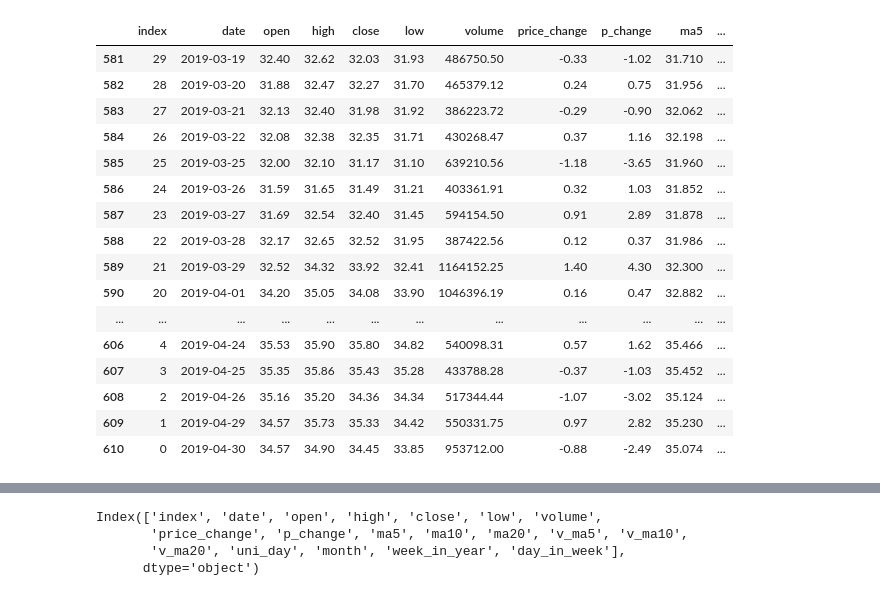
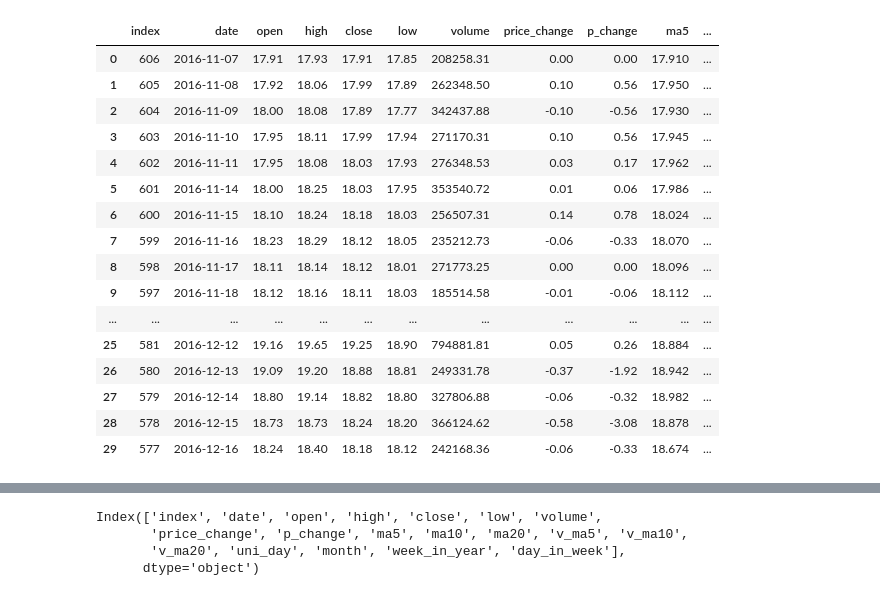
Before and after one commit to RuthFeng/Forecast_Stock_Game, a Jupyter notebook: Forecast_Stock_Game.ipynb, the cells around one changed output, grey strips where cells are left out. Cells and saved outputs as stored; diff of their text form; code cells hidden in the pictures.

```diff
--- a/Forecast_Stock_Game.ipynb
+++ b/Forecast_Stock_Game.ipynb
@@ -40,25 +41,25 @@ data['week_in_year']=data['date'].dt.weekofyear
 data['day_in_week']=data['date'].dt.dayofweek
 data=data.reset_index()
 # %%
-data.tail(30)
+data.head(30)
 # %% [output]
 |  | index | date | open | high | close | low | volume | price_change | p_change | ma5 | ... |
-| 581 | 29 | 2019-03-19 | 32.40 | 32.62 | 32.03 | 31.93 | 486750.50 | -0.33 | -1.02 | 31.710 | ... |
-| 582 | 28 | 2019-03-20 | 31.88 | 32.47 | 32.27 | 31.70 | 465379.12 | 0.24 | 0.75 | 31.956 | ... |
-| 583 | 27 | 2019-03-21 | 32.13 | 32.40 | 31.98 | 31.92 | 386223.72 | -0.29 | -0.90 | 32.062 | ... |
-| 584 | 26 | 2019-03-22 | 32.08 | 32.38 | 32.35 | 31.71 | 430268.47 | 0.37 | 1.16 | 32.198 | ... |
-| 585 | 25 | 2019-03-25 | 32.00 | 32.10 | 31.17 | 31.10 | 639210.56 | -1.18 | -3.65 | 31.960 | ... |
-| 586 | 24 | 2019-03-26 | 31.59 | 31.65 | 31.49 | 31.21 | 403361.91 | 0.32 | 1.03 | 31.852 | ... |
-| 587 | 23 | 2019-03-27 | 31.69 | 32.54 | 32.40 | 31.45 | 594154.50 | 0.91 | 2.89 | 31.878 | ... |
-| 588 | 22 | 2019-03-28 | 32.17 | 32.65 | 32.52 | 31.95 | 387422.56 | 0.12 | 0.37 | 31.986 | ... |
-| 589 | 21 | 2019-03-29 | 32.52 | 34.32 | 33.92 | 32.41 | 1164152.25 | 1.40 | 4.30 | 32.300 | ... |
-| 590 | 20 | 2019-04-01 | 34.20 | 35.05 | 34.08 | 33.90 | 1046396.19 | 0.16 | 0.47 | 32.882 | ... |
+| 0 | 606 | 2016-11-07 | 17.91 | 17.93 | 17.91 | 17.85 | 208258.31 | 0.00 | 0.00 | 17.910 | ... |
+| 1 | 605 | 2016-11-08 | 17.92 | 18.06 | 17.99 | 17.89 | 262348.50 | 0.10 | 0.56 | 17.950 | ... |
+| 2 | 604 | 2016-11-09 | 18.00 | 18.08 | 17.89 | 17.77 | 342437.88 | -0.10 | -0.56 | 17.930 | ... |
+| 3 | 603 | 2016-11-10 | 17.95 | 18.11 | 17.99 | 17.94 | 271170.31 | 0.10 | 0.56 | 17.945 | ... |
+| 4 | 602 | 2016-11-11 | 17.95 | 18.08 | 18.03 | 17.93 | 276348.53 | 0.03 | 0.17 | 17.962 | ... |
+| 5 | 601 | 2016-11-14 | 18.00 | 18.25 | 18.03 | 17.95 | 353540.72 | 0.01 | 0.06 | 17.986 | ... |
+| 6 | 600 | 2016-11-15 | 18.10 | 18.24 | 18.18 | 18.03 | 256507.31 | 0.14 | 0.78 | 18.024 | ... |
+| 7 | 599 | 2016-11-16 | 18.23 | 18.29 | 18.12 | 18.05 | 235212.73 | -0.06 | -0.33 | 18.070 | ... |
+| 8 | 598 | 2016-11-17 | 18.11 | 18.14 | 18.12 | 18.01 | 271773.25 | 0.00 | 0.00 | 18.096 | ... |
+| 9 | 597 | 2016-11-18 | 18.12 | 18.16 | 18.11 | 18.03 | 185514.58 | -0.01 | -0.06 | 18.112 | ... |
 | ... | ... | ... | ... | ... | ... | ... | ... | ... | ... | ... | ... |
-| 606 | 4 | 2019-04-24 | 35.53 | 35.90 | 35.80 | 34.82 | 540098.31 | 0.57 | 1.62 | 35.466 | ... |
-| 607 | 3 | 2019-04-25 | 35.35 | 35.86 | 35.43 | 35.28 | 433788.28 | -0.37 | -1.03 | 35.452 | ... |
-| 608 | 2 | 2019-04-26 | 35.16 | 35.20 | 34.36 | 34.34 | 517344.44 | -1.07 | -3.02 | 35.124 | ... |
-| 609 | 1 | 2019-04-29 | 34.57 | 35.73 | 35.33 | 34.42 | 550331.75 | 0.97 | 2.82 | 35.230 | ... |
-| 610 | 0 | 2019-04-30 | 34.57 | 34.90 | 34.45 | 33.85 | 953712.00 | -0.88 | -2.49 | 35.074 | ... |
+| 25 | 581 | 2016-12-12 | 19.16 | 19.65 | 19.25 | 18.90 | 794881.81 | 0.05 | 0.26 | 18.884 | ... |
+| 26 | 580 | 2016-12-13 | 19.09 | 19.20 | 18.88 | 18.81 | 249331.78 | -0.37 | -1.92 | 18.942 | ... |
+| 27 | 579 | 2016-12-14 | 18.80 | 19.14 | 18.82 | 18.80 | 327806.88 | -0.06 | -0.32 | 18.982 | ... |
+| 28 | 578 | 2016-12-15 | 18.73 | 18.73 | 18.24 | 18.20 | 366124.62 | -0.58 | -3.08 | 18.878 | ... |
+| 29 | 577 | 2016-12-16 | 18.24 | 18.40 | 18.18 | 18.12 | 242168.36 | -0.06 | -0.33 | 18.674 | ... |
 # %%
 data.describe()
 # %% [output]
```
Also changed, not shown: parts of 18 cells of this notebook.
